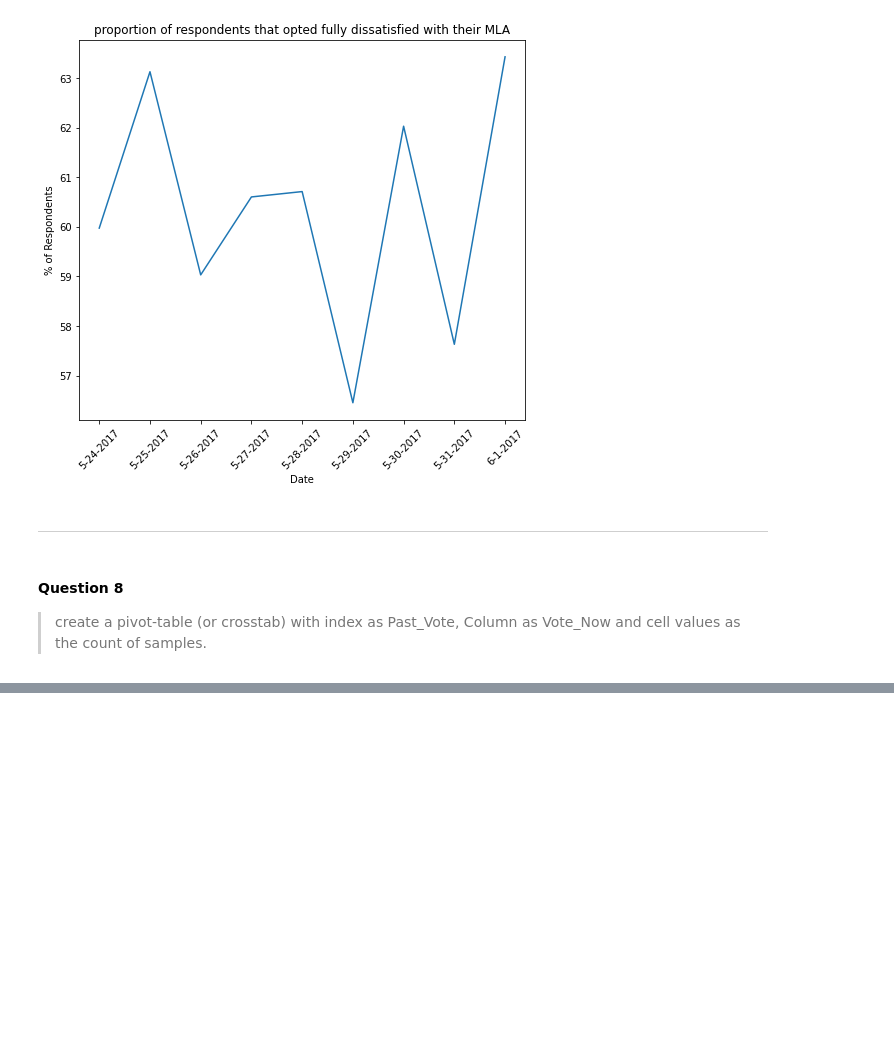
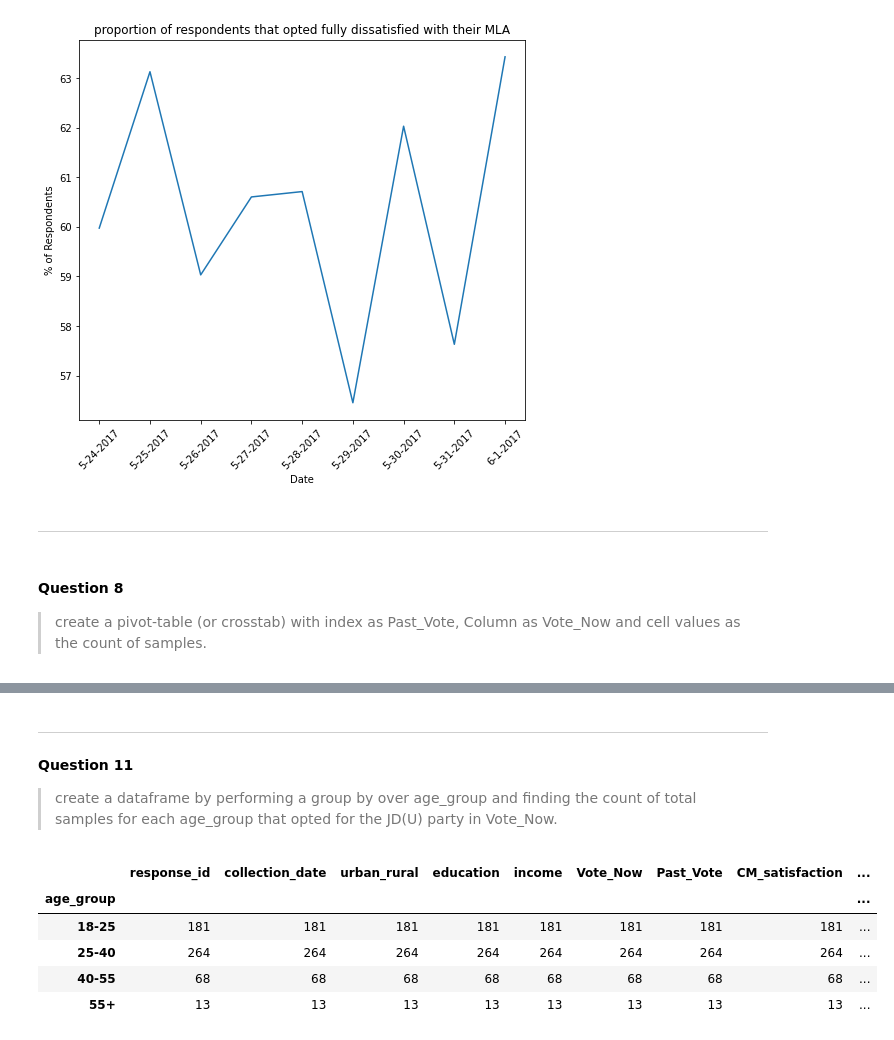
Before and after one commit to henryfash/Survey-Analysis, a Jupyter notebook: survey analysis.ipynb, the cells around one changed output, grey strips where cells are left out. Drawn from its saved outputs; the diff is of its cells as text; code cells hidden in the pictures; blank space fills up the shorter version.

```diff
--- a/survey analysis.ipynb
+++ b/survey analysis.ipynb
@@ -398,0 +448,17 @@ pivot
+# %% [markdown]
+<hr>
+# %% [markdown]
+**Question 11**
+>create a dataframe by performing a group by over age_group and finding the count of total samples for each age_group that opted for the JD(U) party in Vote_Now.
+# %%
+# create a dataframe df[df.MLA_satisfaction == 'Fully Dissatisfied']
+ag_df_jdu = ag_df[ag_df.Vote_Now=='JD(U)']
+ag_grp_df_jdu = ag_df_jdu.groupby('age_group').count()
+ag_grp_df_jdu
+# %% [output]
+|  | response_id | collection_date | urban_rural | education | income | Vote_Now | Past_Vote | CM_satisfaction | ... |
+| age_group |  |  |  |  |  |  |  |  | ... |
+| 18-25 | 181 | 181 | 181 | 181 | 181 | 181 | 181 | 181 | ... |
+| 25-40 | 264 | 264 | 264 | 264 | 264 | 264 | 264 | 264 | ... |
+| 40-55 | 68 | 68 | 68 | 68 | 68 | 68 | 68 | 68 | ... |
+| 55+ | 13 | 13 | 13 | 13 | 13 | 13 | 13 | 13 | ... |
```
Also changed, not shown: parts of 19 cells of this notebook.
